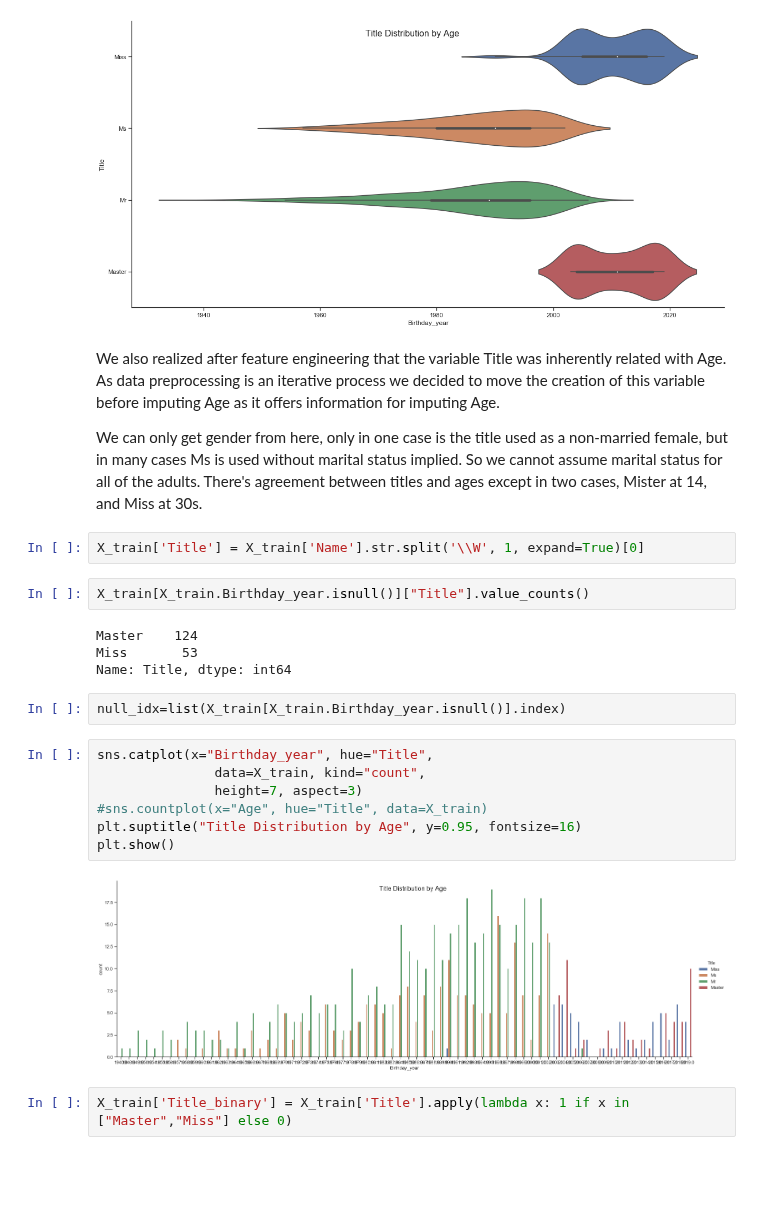
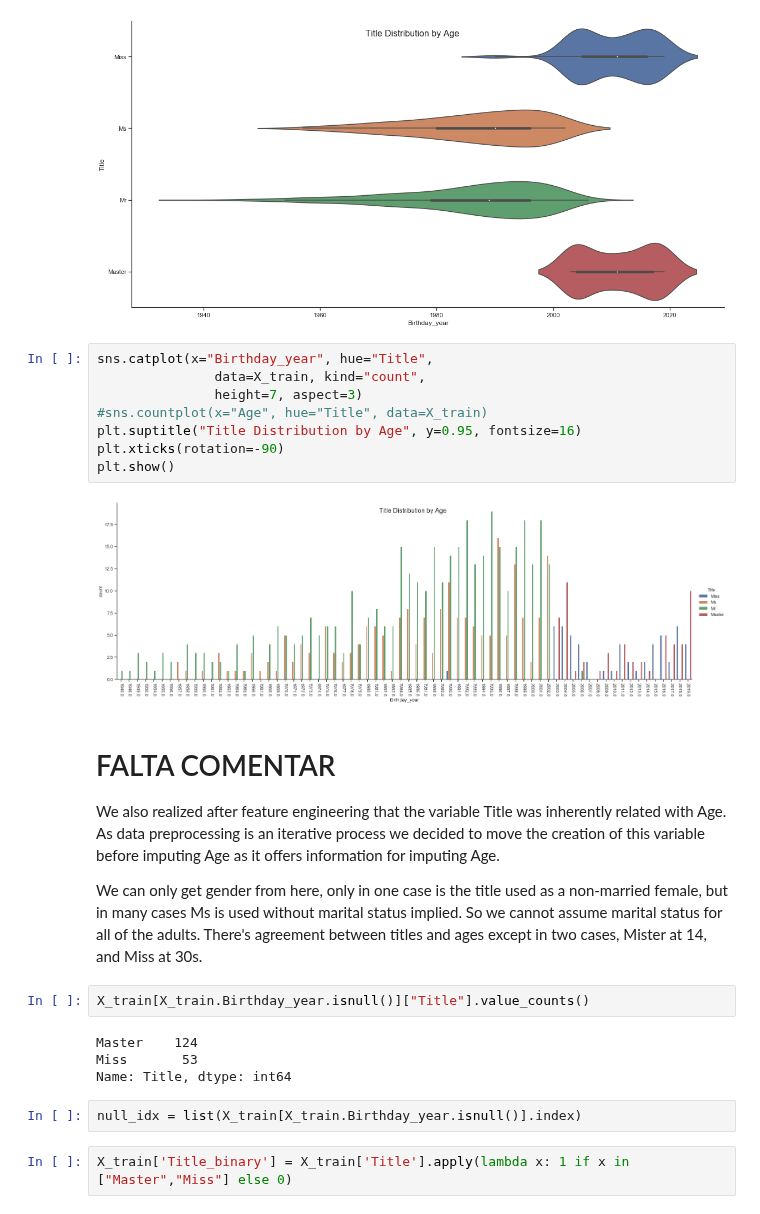
Before and after one commit to DavidSilva98/ML_project, a Jupyter notebook: group7.ipynb, the cells around one changed output. Saved outputs shown, nothing was run; the diff lists cells and outputs as text; blank space fills up the shorter version.

```diff
--- a/group7.ipynb
+++ b/group7.ipynb
@@ -458,13 +461,22 @@ plt.suptitle("Title Distribution by Age", y=0.95, fontsize=16)
 plt.show()
 # %% [output]
 [figure]
+# %%
+sns.catplot(x="Birthday_year", hue="Title",
+               data=X_train, kind="count",
+               height=7, aspect=3)
+#sns.countplot(x="Age", hue="Title", data=X_train)
+plt.suptitle("Title Distribution by Age", y=0.95, fontsize=16)
+plt.xticks(rotation=-90)
+plt.show()
+# %% [output]
+[figure, added]
 # %% [markdown]
+# FALTA COMENTAR
 We also realized after feature engineering that the variable Title was inherently related with Age. As data preprocessing is an iterative process we decided to move the creation of this variable before imputing Age as it offers information for imputing Age.
 
 We can only get gender from here, only in one case is the title used as a non-married female, but in many cases Ms is used without marital status implied. So we cannot assume marital status for all of the adults.
 There's agreement between titles and ages except in two cases, Mister at 14, and Miss at 30s.
-# %%
-X_train['Title'] = X_train['Name'].str.split('\\W', 1, expand=True)[0]
 # %%
 X_train[X_train.Birthday_year.isnull()]["Title"].value_counts()
 # %% [output]
@@ -472,16 +484,7 @@ Master    124
 Miss       53
 Name: Title, dtype: int64
 # %%
-null_idx=list(X_train[X_train.Birthday_year.isnull()].index)
+null_idx = list(X_train[X_train.Birthday_year.isnull()].index)
-# %%
-sns.catplot(x="Birthday_year", hue="Title",
-               data=X_train, kind="count",
-               height=7, aspect=3)
-#sns.countplot(x="Age", hue="Title", data=X_train)
-plt.suptitle("Title Distribution by Age", y=0.95, fontsize=16)
-plt.show()
-# %% [output]
-[figure, removed]
 # %%
 X_train['Title_binary'] = X_train['Title'].apply(lambda x: 1 if x in ["Master","Miss"] else 0)
 # %%
```
Also changed, not shown: parts of 31 cells of this notebook.
